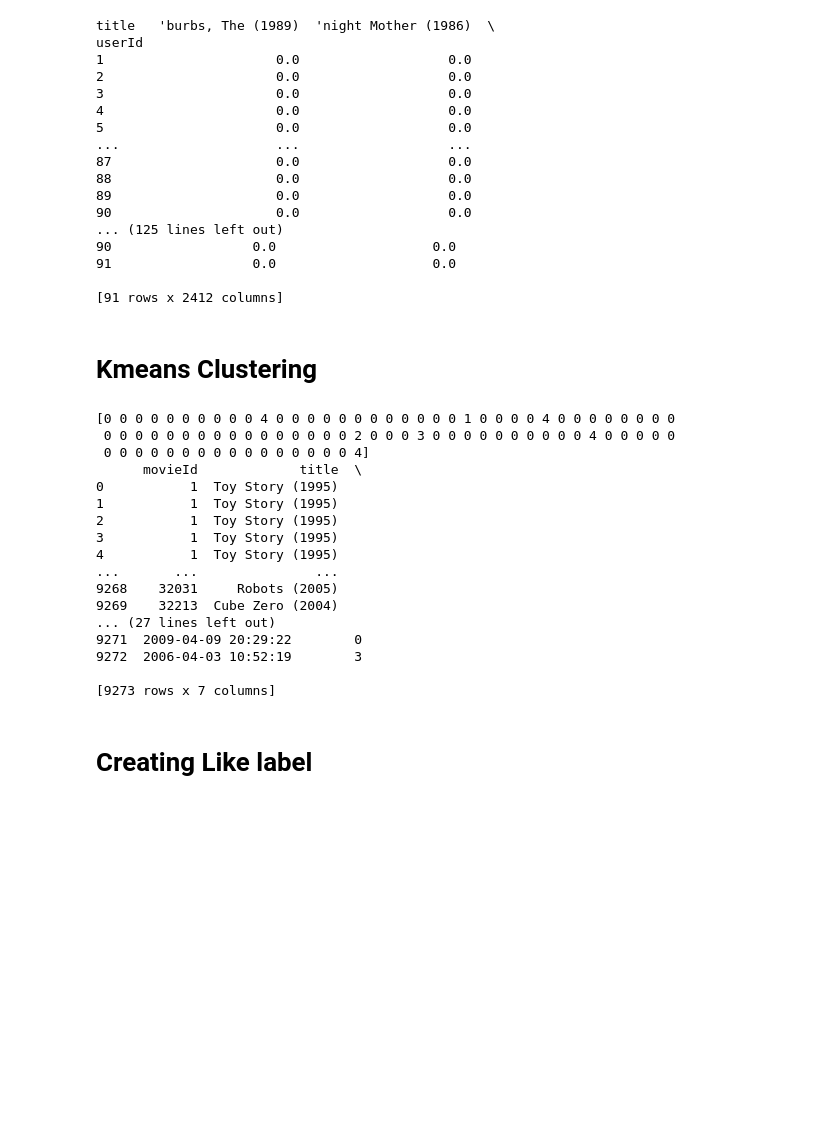
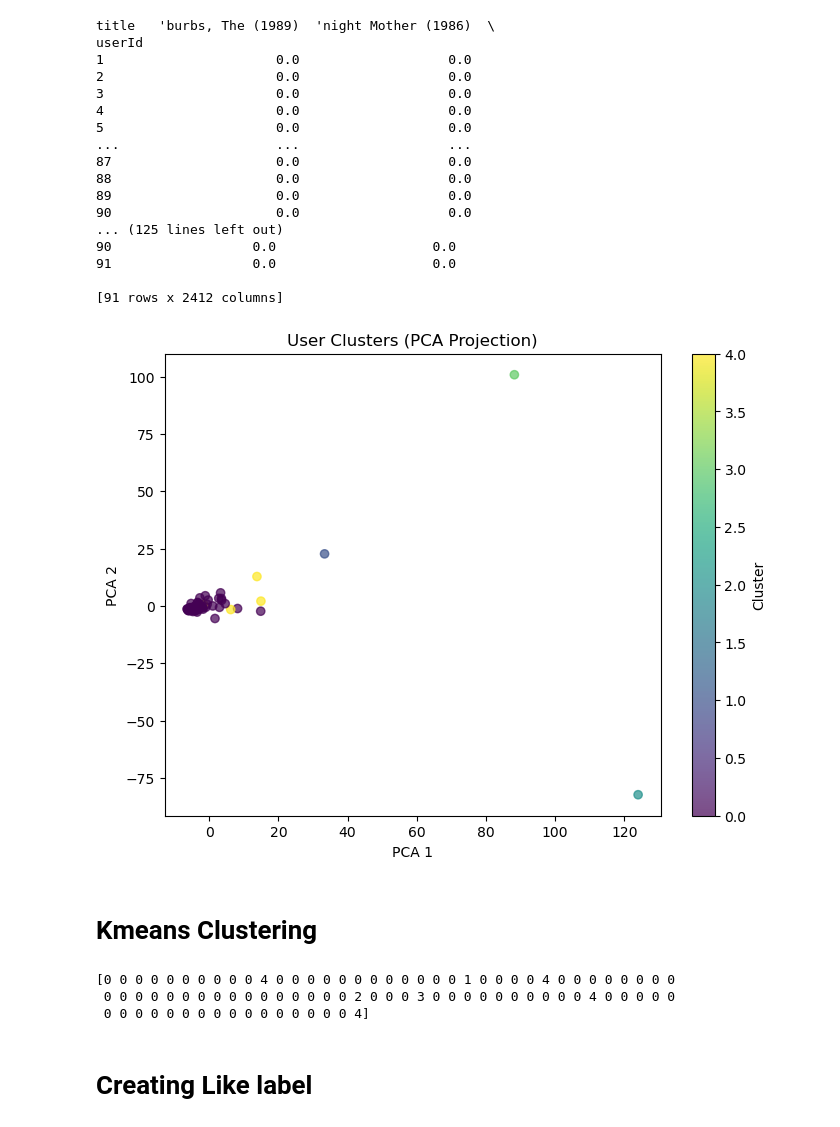
Before and after one commit to dibyanshulunia25/Movie-recommendation-system, a Jupyter notebook: movie_recommendation.ipynb, the cells around one changed output. Cells and saved outputs as stored; diff of their text form; code cells hidden in the pictures; blank space fills up the shorter version.

```diff
--- a/movie_recommendation.ipynb
+++ b/movie_recommendation.ipynb
@@ -138,6 +150,18 @@ userId
 91                  0.0                    0.0
 
 [91 rows x 2412 columns]
+# %%
+pca = PCA(n_components=2)
+user_coords = pca.fit_transform(scaled_user_movie_matrix)
+plt.figure(figsize=(8,6))
+plt.scatter(user_coords[:,0], user_coords[:,1], c=user_clusters, cmap='viridis', alpha=0.7)
+plt.colorbar(label='Cluster')
+plt.title("User Clusters (PCA Projection)")
+plt.xlabel("PCA 1")
+plt.ylabel("PCA 2")
+plt.show()
+# %% [output]
+[figure, added]
 # %% [markdown]
 # Kmeans Clustering
 # %%
@@ -146,25 +170,10 @@ user_clusters=kmeans.fit_predict(scaled_user_movie_matrix)
 print(user_clusters)
 user_movie_matrix['cluster']=user_clusters
 df=df.merge(user_movie_matrix['cluster'],on='userId')
-print(df)
 # %% [output]
 [0 0 0 0 0 0 0 0 0 0 4 0 0 0 0 0 0 0 0 0 0 0 0 1 0 0 0 0 4 0 0 0 0 0 0 0 0
  0 0 0 0 0 0 0 0 0 0 0 0 0 0 0 0 2 0 0 0 3 0 0 0 0 0 0 0 0 0 0 4 0 0 0 0 0
  0 0 0 0 0 0 0 0 0 0 0 0 0 0 0 0 4]
-      movieId             title  \
-0           1  Toy Story (1995)
-1           1  Toy Story (1995)
-2           1  Toy Story (1995)
-3           1  Toy Story (1995)
-4           1  Toy Story (1995)
-...       ...               ...
-9268    32031     Robots (2005)
-9269    32213  Cube Zero (2004)
-... (27 lines left out)
-9271  2009-04-09 20:29:22        0
-9272  2006-04-03 10:52:19        3
-
-[9273 rows x 7 columns]
 # %% [markdown]
 # Creating Like label
 # %%
```
Also changed, not shown: parts of 14 cells of this notebook.
